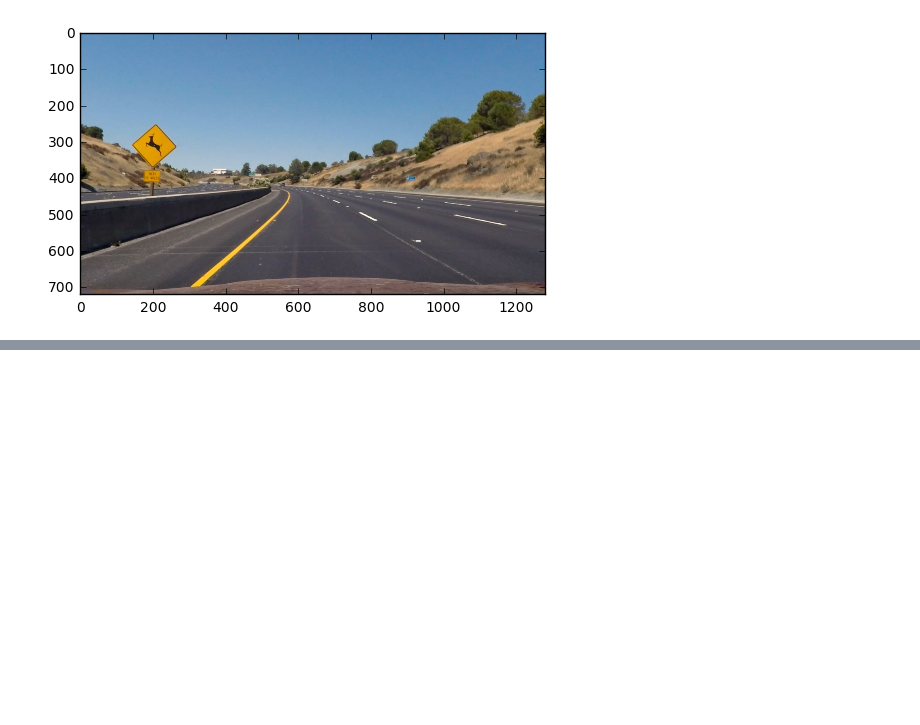
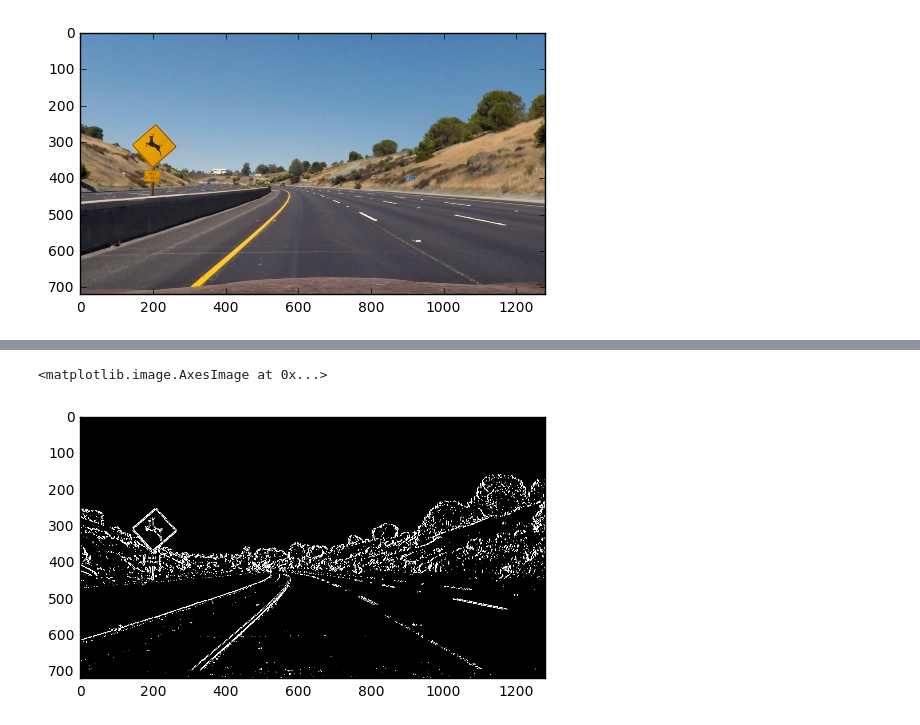
Before and after one commit to tadasdanielius/CarND-Advanced-Lane-Lines, a Jupyter notebook: Advanced-Lane-Detection.ipynb, the cells around one changed output, grey strips where cells are left out. Saved outputs shown, nothing was run; the diff lists cells and outputs as text; code cells hidden in the pictures; blank space fills up the shorter version.

```diff
--- a/Advanced-Lane-Detection.ipynb
+++ b/Advanced-Lane-Detection.ipynb
@@ -52,0 +31,6 @@ plt.imshow(undist)
+# %%
+gx_im = edges.gradient_x()
+plt.imshow(gx_im, cmap='gray')
+# %% [output]
+<matplotlib.image.AxesImage at 0x...>
+[figure, added]
```
Also changed, not shown: parts of 24 cells of this notebook, 5 other files.
